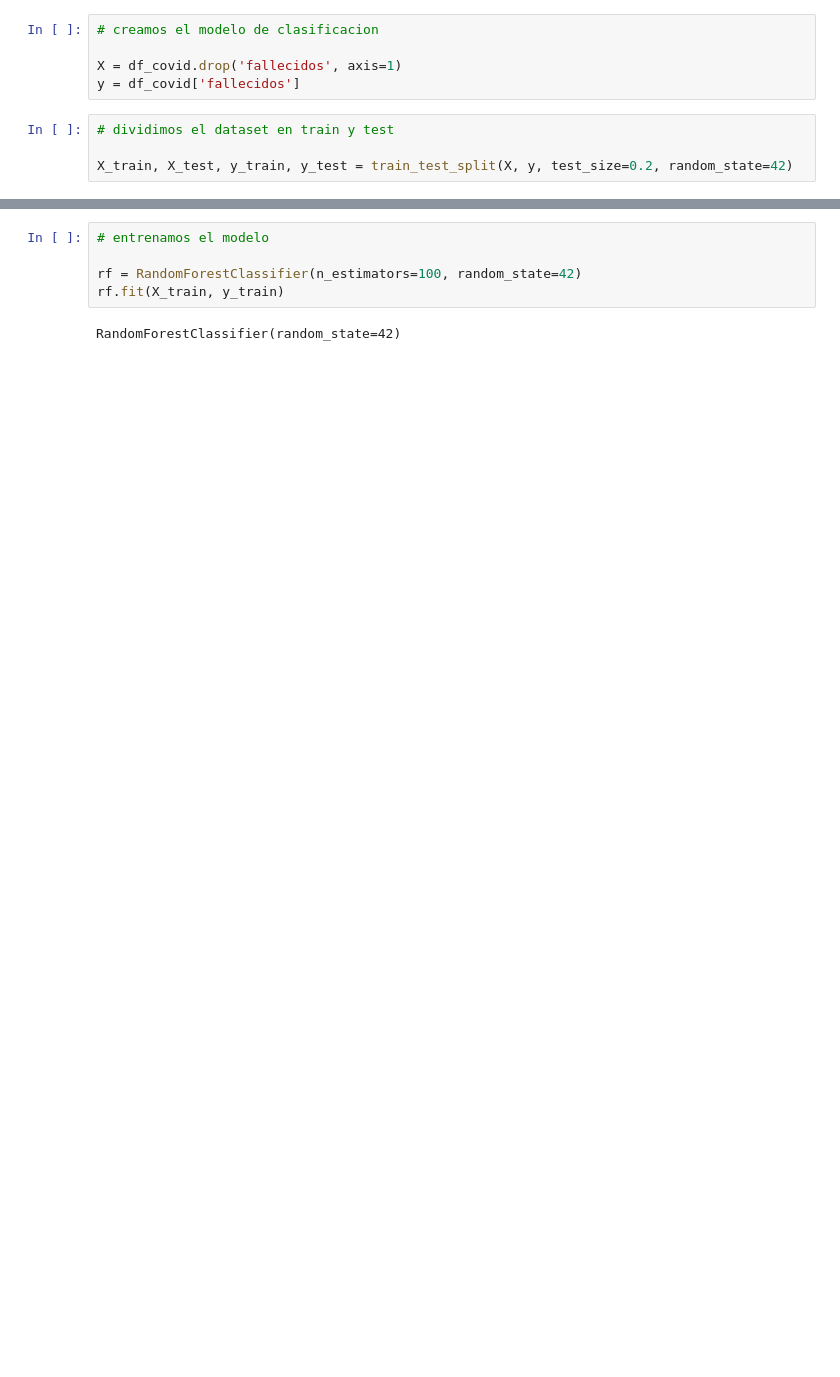
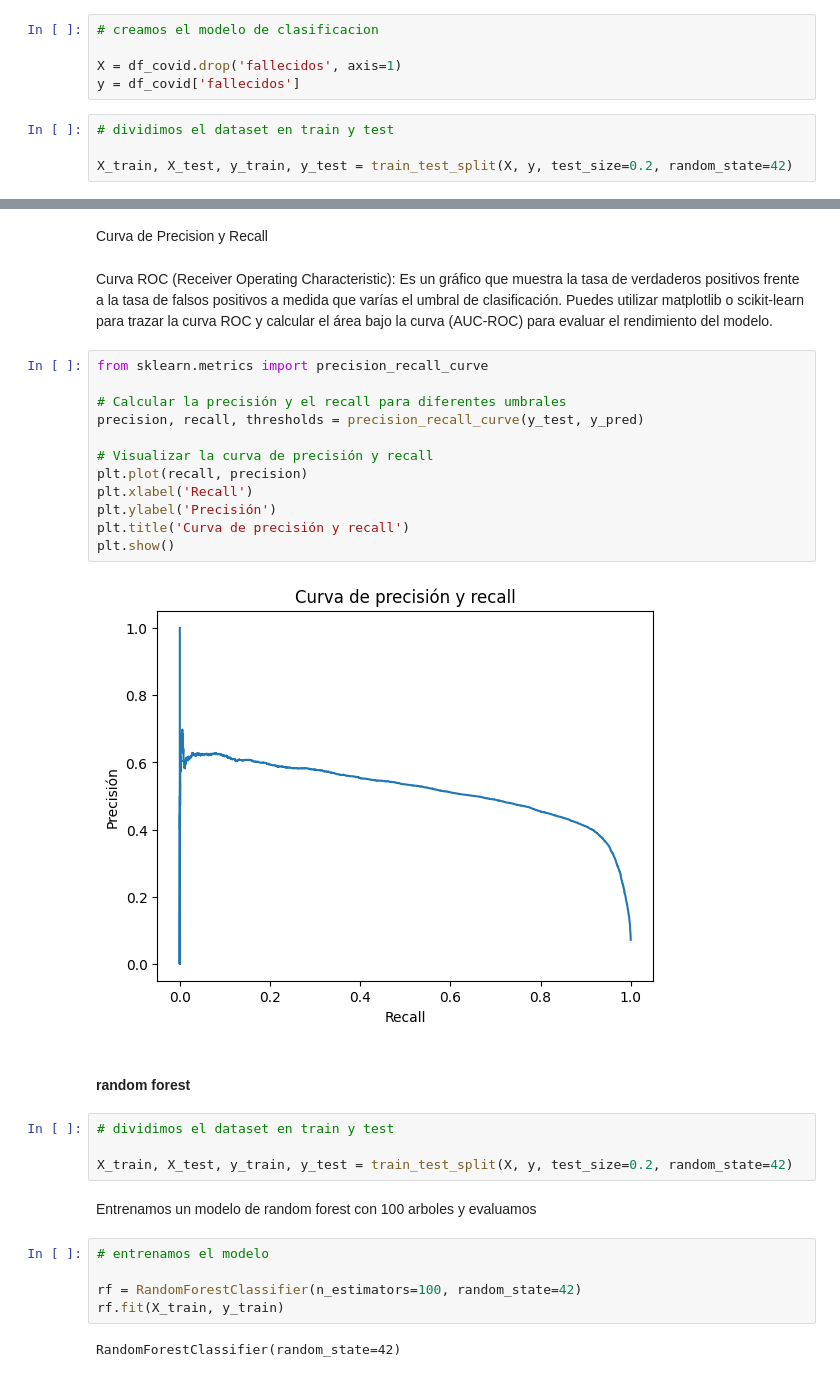
Before and after one commit to Vosinepi/covid_data_modelo_ML, a Jupyter notebook: modelo.ipynb, the cells around one changed output, grey strips where cells are left out. Saved outputs shown, nothing was run; the diff lists cells and outputs as text; blank space fills up the shorter version.

```diff
--- a/modelo.ipynb
+++ b/modelo.ipynb
@@ -27,3 +172,29 @@ X_train, X_test, y_train, y_test = train_test_split(X, y, test_size=0.2, random_
+# %% [markdown]
+Curva de Precision y Recall
+# %% [markdown]
+Curva ROC (Receiver Operating Characteristic): Es un gráfico que muestra la tasa de verdaderos positivos frente a la tasa de falsos positivos a medida que varías el umbral de clasificación. Puedes utilizar matplotlib o scikit-learn para trazar la curva ROC y calcular el área bajo la curva (AUC-ROC) para evaluar el rendimiento del modelo.
+# %%
+from sklearn.metrics import precision_recall_curve
+
+# Calcular la precisión y el recall para diferentes umbrales
+precision, recall, thresholds = precision_recall_curve(y_test, y_pred)
+
+# Visualizar la curva de precisión y recall
+plt.plot(recall, precision)
+plt.xlabel('Recall')
+plt.ylabel('Precisión')
+plt.title('Curva de precisión y recall')
+plt.show()
+# %% [output]
+[figure, added]
+# %% [markdown]
+#### random forest
+# %%
+# dividimos el dataset en train y test
+
+X_train, X_test, y_train, y_test = train_test_split(X, y, test_size=0.2, random_state=42)
+# %% [markdown]
+Entrenamos un modelo de random forest con 100 arboles y evaluamos
 # %%
 # entrenamos el modelo
 
```
Also changed, not shown: parts of 26 cells of this notebook, 3 other files.
